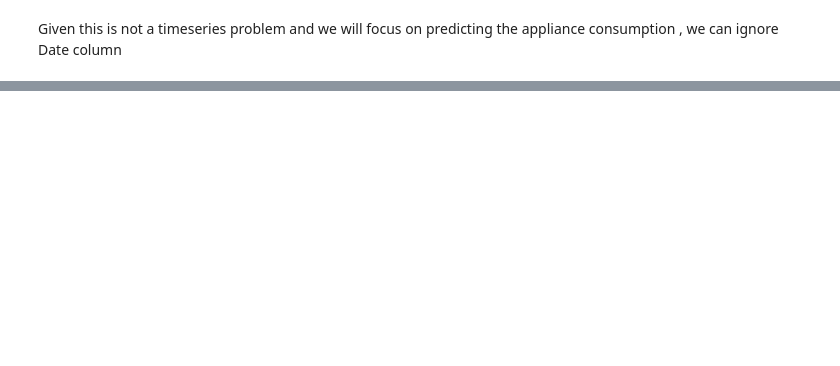
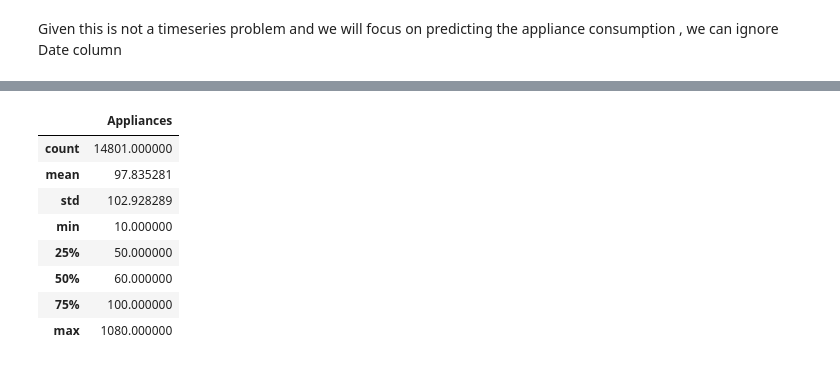
Before and after one commit to nileshrathod17/Appliances-Energy-Predication-Capstone-Project, a Jupyter notebook: Appliances_Energy_Predication_Capstone_Project.ipynb, the cells around one changed output, grey strips where cells are left out. Saved outputs shown, nothing was run; the diff lists cells and outputs as text; code cells hidden in the pictures; blank space fills up the shorter version.

```diff
--- a/Appliances_Energy_Predication_Capstone_Project.ipynb
+++ b/Appliances_Energy_Predication_Capstone_Project.ipynb
@@ -191,0 +204,12 @@ feature_vars.describe()
+# %%
+target_vars.describe()
+# %% [output]
+|  | Appliances |
+| count | 14801.000000 |
+| mean | 97.835281 |
+| std | 102.928289 |
+| min | 10.000000 |
+| 25% | 50.000000 |
+| 50% | 60.000000 |
+| 75% | 100.000000 |
+| max | 1080.000000 |
```
Also changed, not shown: parts of 4 cells of this notebook.
